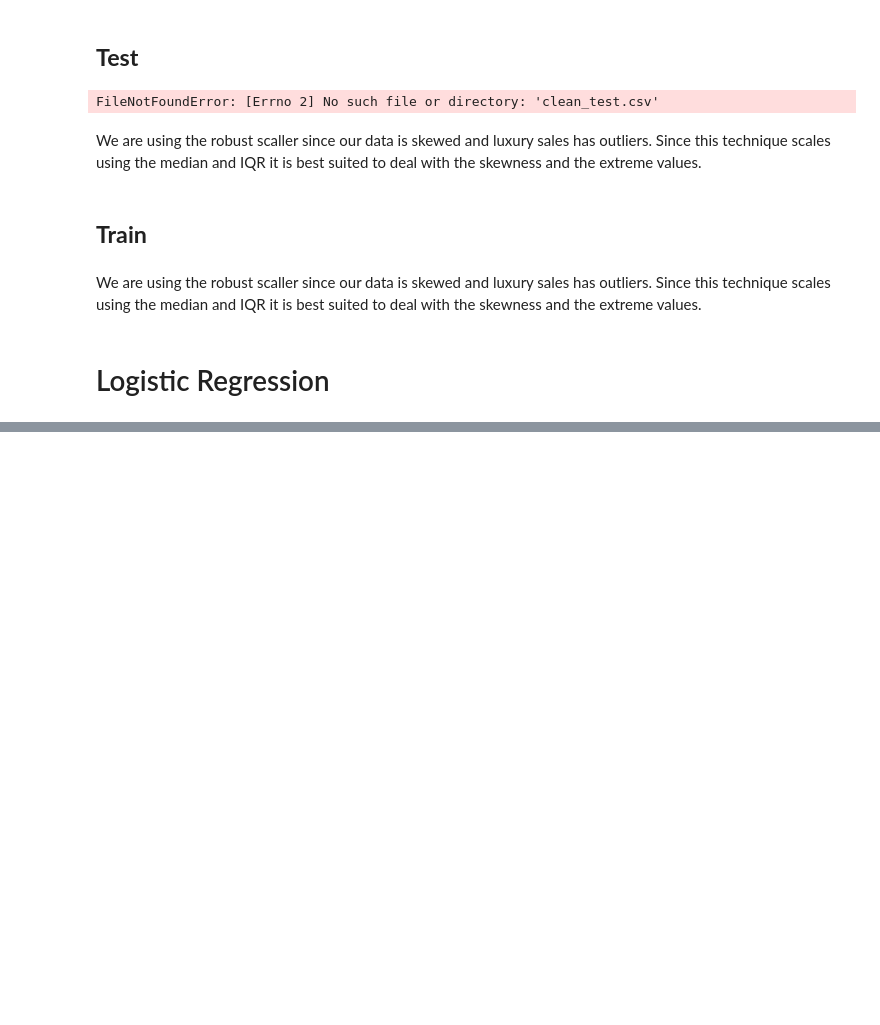
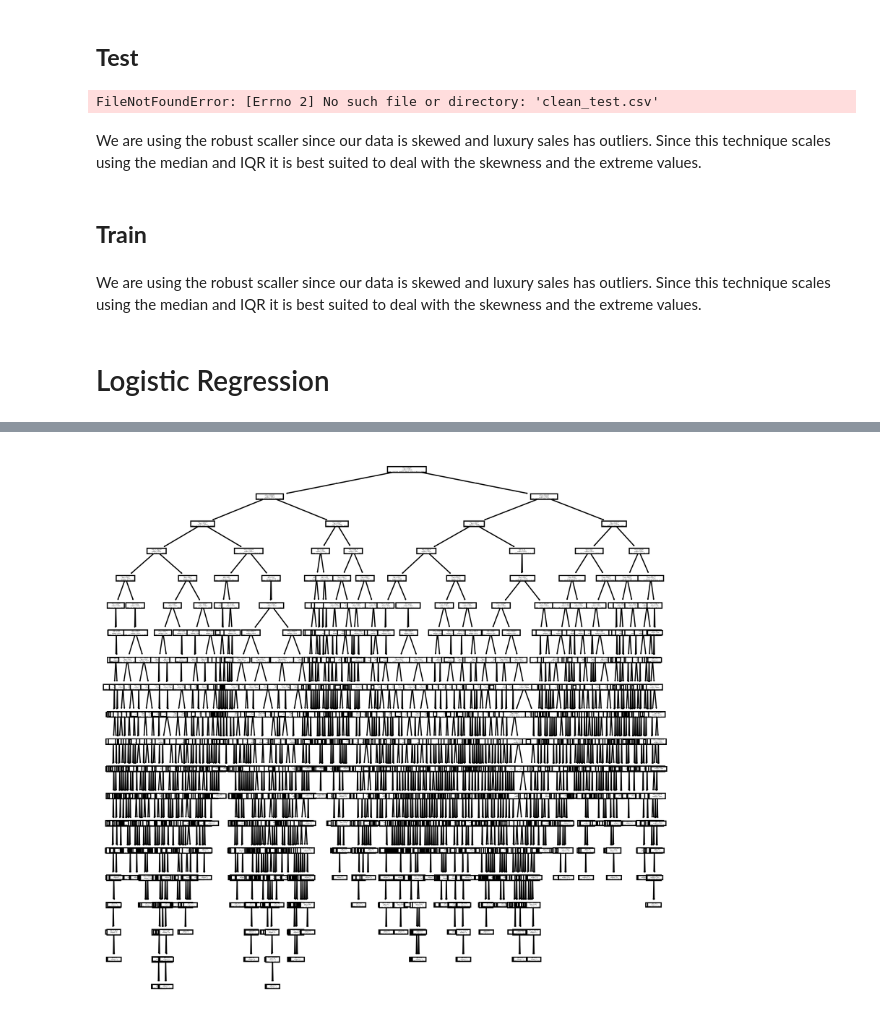
Before and after one commit to Insight-Syndicate/DSPL_GCW, a Jupyter notebook: Model_building.ipynb, the cells around one changed output, grey strips where cells are left out. Drawn from its saved outputs; the diff is of its cells as text; code cells hidden in the pictures; blank space fills up the shorter version.

Commit message:
Decision_Tree_Model

```diff
--- a/Model_building.ipynb
+++ b/Model_building.ipynb
@@ -89,0 +92,4 @@ print(classification_report(y_test, y_pred))
+# %%
+# Define X and y variables
+x = clean_train[['luxury_sales', 'fresh_sales', 'dry_sales', 'outlet_city_encoded']]
+y = clean_train['cluster_catgeory']
@@ -89,0 +127,10 @@ print(classification_report(y_test, y_pred))
+# %%
+# test, train split
+from sklearn.model_selection import train_test_split
+
+X_train, X_test, Y_train, Y_test = train_test_split(x, y, test_size=0.25, random_state=1, stratify=Y)
+# %%
+#Train the decison tree model
+from sklearn.tree import DecisionTreeClassifier
+dt_d = DecisionTreeClassifier()
+dt_d.fit(X_train, Y_train)
@@ -89,0 +180,7 @@ print(classification_report(y_test, y_pred))
+# %%
+#Plotting the decsion tree
+fig, axes = plt.subplots(nrows=1, ncols=1, figsize=(9, 9), dpi=300)
+tree.plot_tree(dt_d)
+plt.show()
+# %% [output]
+[figure, added]
```
Also changed, not shown: parts of 9 cells of this notebook.
